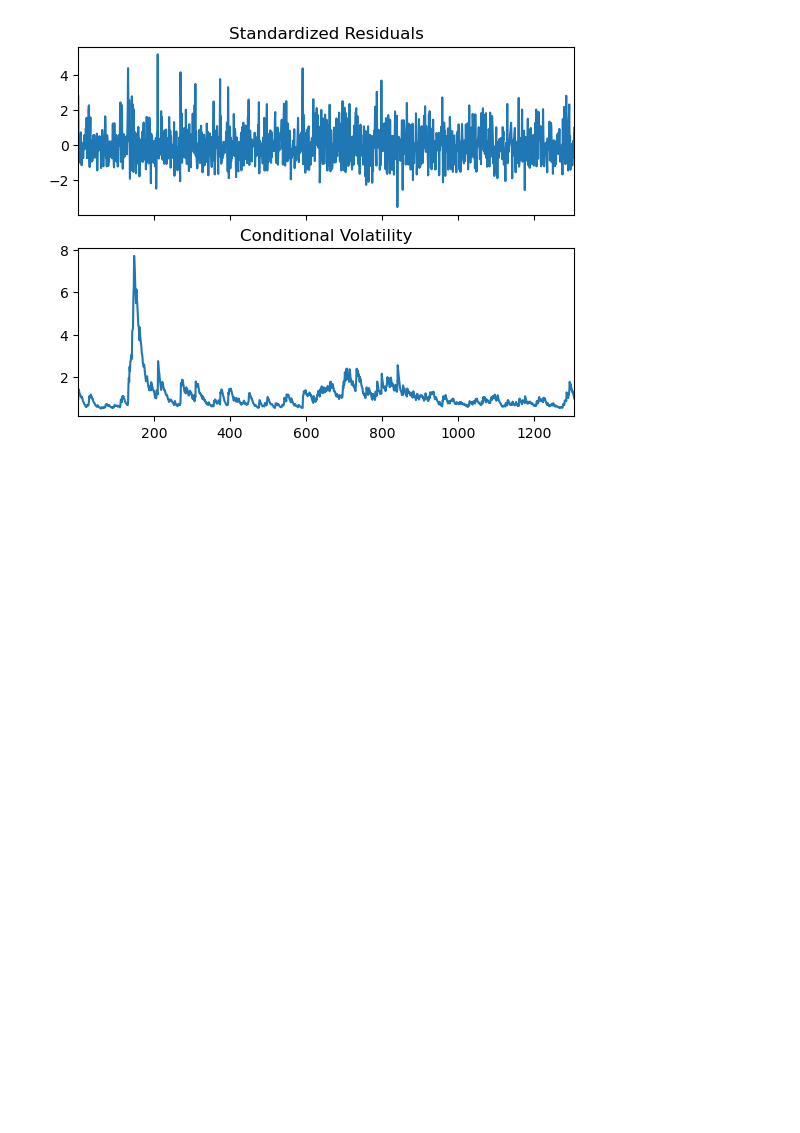
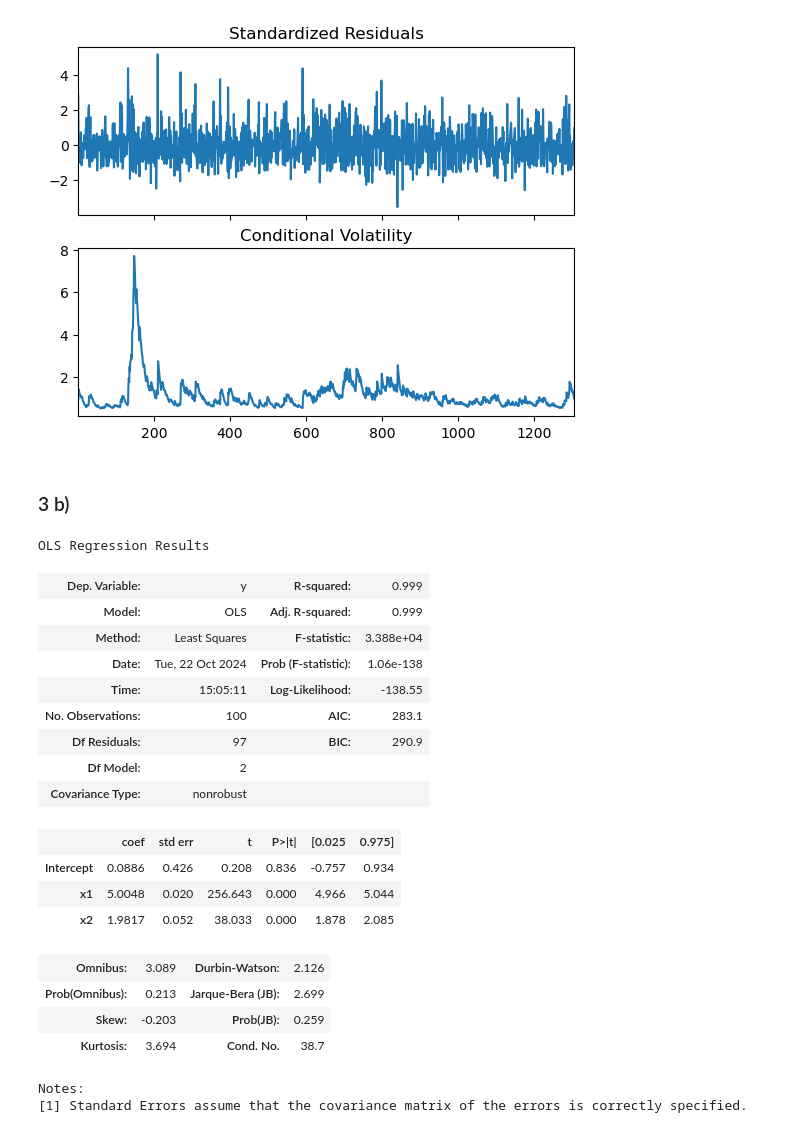
Before and after one commit to s2115214/First-Semester-Projects, a Jupyter notebook: midterm_statistics/time_series.ipynb, the cells around one changed output. Saved outputs shown, nothing was run; the diff lists cells and outputs as text; code cells hidden in the pictures; blank space fills up the shorter version.

```diff
--- a/midterm_statistics/time_series.ipynb
+++ b/midterm_statistics/time_series.ipynb
@@ -132,3 +132,5 @@ res.plot()
 # %% [output]
 [figure]
 [figure]
+# %% [markdown]
+### 3 b)
@@ -134,0 +141,8 @@ res.plot()
+# %%
+beta1 = 5
+beta2 = 2
+
+x1 = np.random.normal(3,5, 100)
+x2 = np.random.normal(8,5, 100)
+
+y = beta1 * x1 + beta2 * x2 + np.random.normal(0,1,100)
@@ -134,0 +154,26 @@ res.plot()
+# %%
+df = pd.DataFrame({'y':y, 'x1':x1, 'x2':x2})
+# %%
+model = smf.ols(formula='y~x1 + x2', data=df).fit()
+model.summary()
+# %% [output]
+OLS Regression Results
+| Dep. Variable: | y | R-squared: | 0.999 |
+| Model: | OLS | Adj. R-squared: | 0.999 |
+| Method: | Least Squares | F-statistic: | 3.388e+04 |
+| Date: | Tue, 22 Oct 2024 | Prob (F-statistic): | 1.06e-138 |
+| Time: | 15:05:11 | Log-Likelihood: | -138.55 |
+| No. Observations: | 100 | AIC: | 283.1 |
+| Df Residuals: | 97 | BIC: | 290.9 |
+| Df Model: | 2 |  |  |
+| Covariance Type: | nonrobust |  |  |
+|  | coef | std err | t | P>|t| | [0.025 | 0.975] |
+| Intercept | 0.0886 | 0.426 | 0.208 | 0.836 | -0.757 | 0.934 |
+| x1 | 5.0048 | 0.020 | 256.643 | 0.000 | 4.966 | 5.044 |
+| x2 | 1.9817 | 0.052 | 38.033 | 0.000 | 1.878 | 2.085 |
+| Omnibus: | 3.089 | Durbin-Watson: | 2.126 |
+| Prob(Omnibus): | 0.213 | Jarque-Bera (JB): | 2.699 |
+| Skew: | -0.203 | Prob(JB): | 0.259 |
+| Kurtosis: | 3.694 | Cond. No. | 38.7 |
+Notes:
+[1] Standard Errors assume that the covariance matrix of the errors is correctly specified.
```
Also changed, not shown: parts of 3 cells of this notebook, 2 other files.
